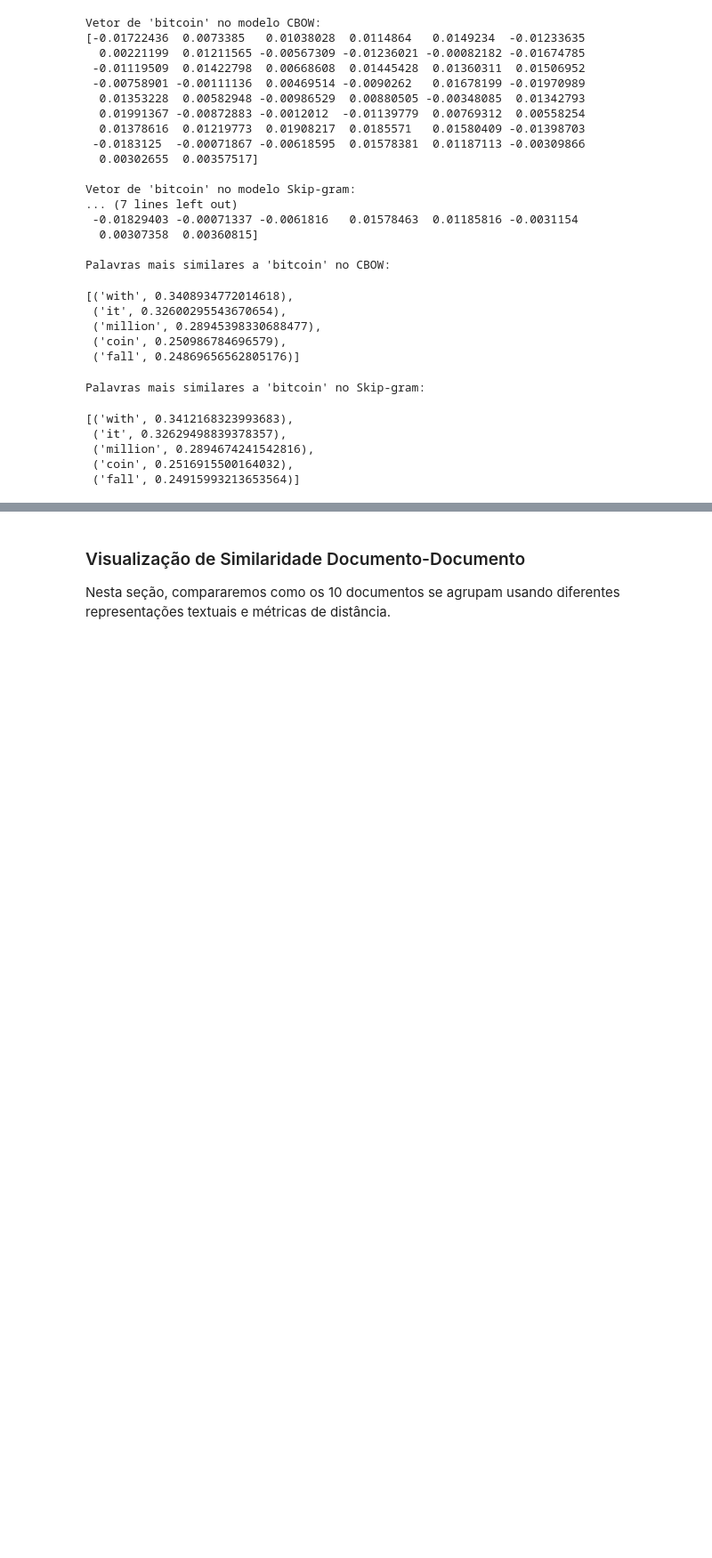
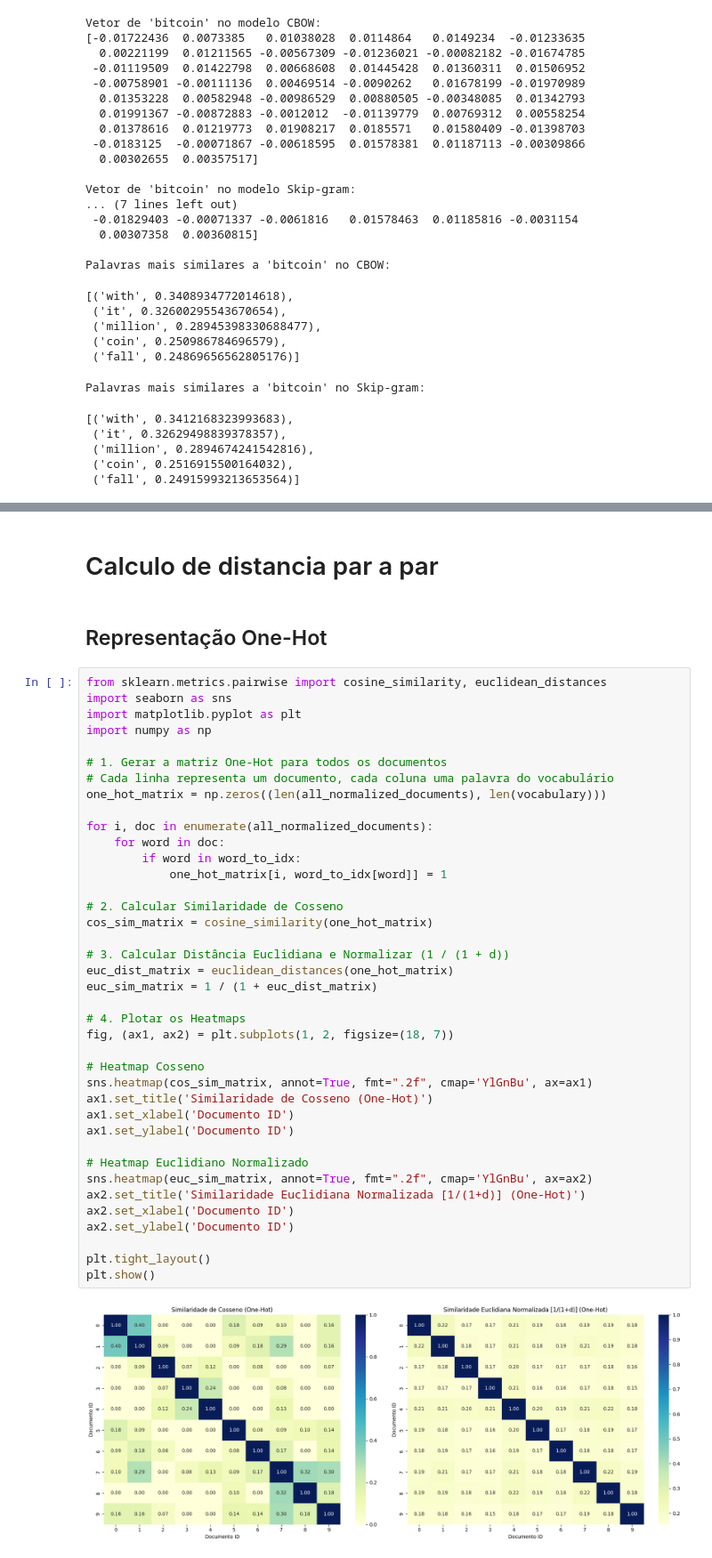
Before and after one commit to Joaoplims/NLP-HandsOn, a Jupyter notebook: HO02/HO02_NLP.ipynb, the cells around one changed output, grey strips where cells are left out. Shown at 89% size. Cells and saved outputs as stored; diff of their text form; blank space fills up the shorter version.

```diff
--- a/HO02/HO02_NLP.ipynb
+++ b/HO02/HO02_NLP.ipynb
@@ -676,4 +607,45 @@ Distância Euclidiana:    5.1962
-# %% [markdown]
-### Visualização de Similaridade Documento-Documento
-
-Nesta seção, compararemos como os 10 documentos se agrupam usando diferentes representações textuais e métricas de distância.
+# %% [markdown]
+# Calculo de distancia par a par
+# %% [markdown]
+## Representação One-Hot
+# %%
+from sklearn.metrics.pairwise import cosine_similarity, euclidean_distances
+import seaborn as sns
+import matplotlib.pyplot as plt
+import numpy as np
+
+# 1. Gerar a matriz One-Hot para todos os documentos
+# Cada linha representa um documento, cada coluna uma palavra do vocabulário
+one_hot_matrix = np.zeros((len(all_normalized_documents), len(vocabulary)))
+
+for i, doc in enumerate(all_normalized_documents):
+    for word in doc:
+        if word in word_to_idx:
+            one_hot_matrix[i, word_to_idx[word]] = 1
+
+# 2. Calcular Similaridade de Cosseno
+cos_sim_matrix = cosine_similarity(one_hot_matrix)
+
+# 3. Calcular Distância Euclidiana e Normalizar (1 / (1 + d))
+euc_dist_matrix = euclidean_distances(one_hot_matrix)
+euc_sim_matrix = 1 / (1 + euc_dist_matrix)
+
+# 4. Plotar os Heatmaps
+fig, (ax1, ax2) = plt.subplots(1, 2, figsize=(18, 7))
+
+# Heatmap Cosseno
+sns.heatmap(cos_sim_matrix, annot=True, fmt=".2f", cmap='YlGnBu', ax=ax1)
+ax1.set_title('Similaridade de Cosseno (One-Hot)')
+ax1.set_xlabel('Documento ID')
+ax1.set_ylabel('Documento ID')
+
+# Heatmap Euclidiano Normalizado
+sns.heatmap(euc_sim_matrix, annot=True, fmt=".2f", cmap='YlGnBu', ax=ax2)
+ax2.set_title('Similaridade Euclidiana Normalizada [1/(1+d)] (One-Hot)')
+ax2.set_xlabel('Documento ID')
+ax2.set_ylabel('Documento ID')
+
+plt.tight_layout()
+plt.show()
+# %% [output]
+[figure, added]
```
Also changed, not shown: parts of 24 cells of this notebook.
